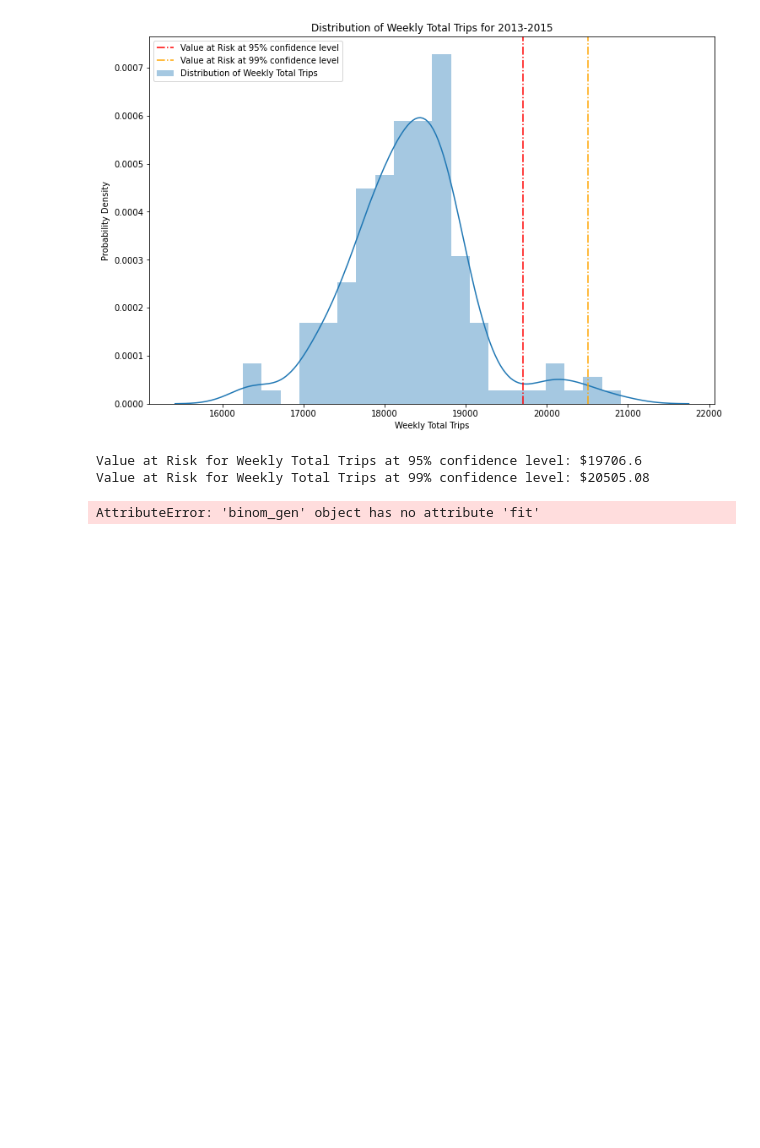
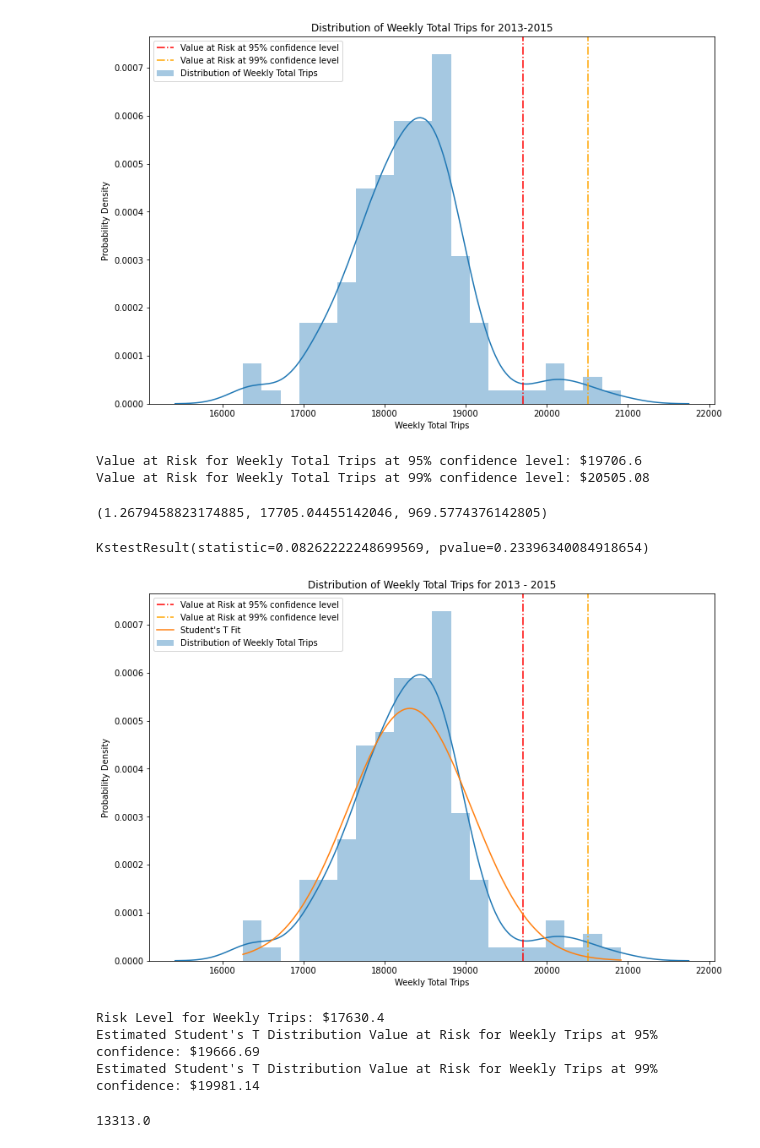
Before and after one commit to shubhamsakhuja/Customer-Segementation-and-Forecasting, a Jupyter notebook: Risk Analysis.ipynb, the cells around one changed output. Saved outputs shown, nothing was run; the diff lists cells and outputs as text; code cells hidden in the pictures; blank space fills up the shorter version.

```diff
--- a/Risk Analysis.ipynb
+++ b/Risk Analysis.ipynb
@@ -594,35 +616,73 @@ print("Value at Risk for Weekly Total Trips at 99% confidence level: $" + str(ro
 Value at Risk for Weekly Total Trips at 95% confidence level: $19706.6
 Value at Risk for Weekly Total Trips at 99% confidence level: $20505.08
 # %%
-dist = getattr(stats, 'binom')
+dist = getattr(stats, 'skewnorm')
 parameters = dist.fit(WeeklyTotal["Weekly_Total_Trips"])
 print(parameters)
 
 from scipy import stats
-stats.kstest(WeeklyTotal["Weekly_Total_Trips"], "binom", parameters)
+stats.kstest(WeeklyTotal["Weekly_Total_Trips"], "skewnorm", parameters)
 # %% [output]
-AttributeError: 'binom_gen' object has no attribute 'fit'
+(1.2679458823174885, 17705.04455142046, 969.5774376142805)
+KstestResult(statistic=0.08262222248699569, pvalue=0.23396340084918654)
 # %%
 import scipy.stats as scipyStats
 from matplotlib import *
 import sys
 from pylab import *
 
-plt.figure(figsize = (12, 6))
+plt.figure(figsize = (12, 8))
 sb.distplot(WeeklyTotal["Weekly_Total_Trips"], label = "Distribution of Weekly Total Trips", bins = 20, kde = True)
 plt.axvline(round(WeeklyTotal["Weekly_Total_Trips"].quantile(.95), 2), color = "red", linestyle = "-.", label = "Value at Risk at 95% confidence level")
 plt.axvline(round(WeeklyTotal["Weekly_Total_Trips"].quantile(.99), 2), color = "orange", linestyle = "-.", label = "Value at Risk at 99% confidence level")
 plt.xlabel("Weekly Total Trips")
 plt.ylabel("Probability Density")
 plt.title("Distribution of Weekly Total Trips for 2013 - 2015")
 
 # Fitting a probability distribution ot the data.
 
 xAxisTicks = plt.xticks()[0]
-lineSpace = np.linspace(min(WeeklyTotal["Weekly Total Trips"]), max(WeeklyTotal["Weekly Total Trips"]), len(WeeklyTotal["Weekly_Total_Sales"]))
-fitAlpha, fitLoc, fitBeta = scipyStats.gamma.fit(WeeklyTotal["Weekly_Total_Sales"], loc = 0)
-gammaFit = scipyStats.gamma.pdf(lineSpace, fitAlpha, fitLoc, fitBeta)
-plt.plot(lineSpace, gammaFit, label = "Gamma Fit")
+lineSpace = np.linspace(min(WeeklyTotal["Weekly_Total_Trips"]), max(WeeklyTotal["Weekly_Total_Trips"]), len(WeeklyTotal["Weekly_Total_Trips"]))
+fitAlpha, fitLoc, fitBeta = scipyStats.t.fit(WeeklyTotal["Weekly_Total_Trips"], loc = 0)
+tFit = scipyStats.t.pdf(lineSpace, fitAlpha, fitLoc, fitBeta)
+plt.plot(lineSpace, tFit, label = "Student's T Fit")
 plt.legend()
 plt.ticklabel_format(style='plain')
 plt.show()
+# %% [output]
+[figure, added]
+# %%
+# Estimate a new T distribution using the obtained values of alpha and beta.
+
+TDist = scipyStats.t.rvs(fitAlpha, fitLoc, fitBeta, size = 153)
+
+# Calculating Risk Level for Weekly Total Sales using Volatility:
+print("Risk Level for Weekly Trips: $" + str(round(myStats.mean(TDist) - myStats.stdev(TDist), 2)))
+
+# Calculating Value at Risk for Weekly Total Trips at 5% significance level:
+print("Estimated Student's T Distribution Value at Risk for Weekly Trips at 95% confidence: $" + str(round(pd.Series(TDist).quantile(0.95), 2)))
+
+# Calculating Value at Risk for Weekly Total Trips at 1% significance level:
+print("Estimated Student's T Distribution Value at Risk for Weekly Trips at 99% confidence: $" + str(round(pd.Series(TDist).quantile(0.99), 2)))
+# %% [output]
+Risk Level for Weekly Trips: $17630.4
+Estimated Student's T Distribution Value at Risk for Weekly Trips at 95% confidence: $19666.69
+Estimated Student's T Distribution Value at Risk for Weekly Trips at 99% confidence: $19981.14
+# %%
+# Bootstrapping starts here.
+
+# Generate number of shopping trips from above estimated distribution above.
+
+Week1Sale = GroupDay[(GroupDay['Week'] == 1) & (GroupDay['Sale_Date'] < '2013-01-09') & (GroupDay['Daily_Sales'] > 0) ]
+Week1Sale = pd.DataFrame(Week1Sale, columns = ['No_of_Trips', 'Daily_Sales'])
+
+import scipy.stats as scipyStats
+import sys
+
+lineSpace = np.linspace(min(Week1Sale["No_of_Trips"]), max(Week1Sale["No_of_Trips"]), len(Week1Sale["No_of_Trips"]))
+fitAlpha, fitLoc, fitBeta = scipyStats.t.fit(Week1Sale["No_of_Trips"], loc = 0)
+tFit2 = scipyStats.t.pdf(lineSpace, fitAlpha, fitLoc, fitBeta)
+TDist2 = scipyStats.t.rvs(fitAlpha, fitLoc, fitBeta, size = 13313)
+sum(TDist2)
+# %% [output]
+13313.0
```
Also changed, not shown: parts of 17 cells of this notebook.
